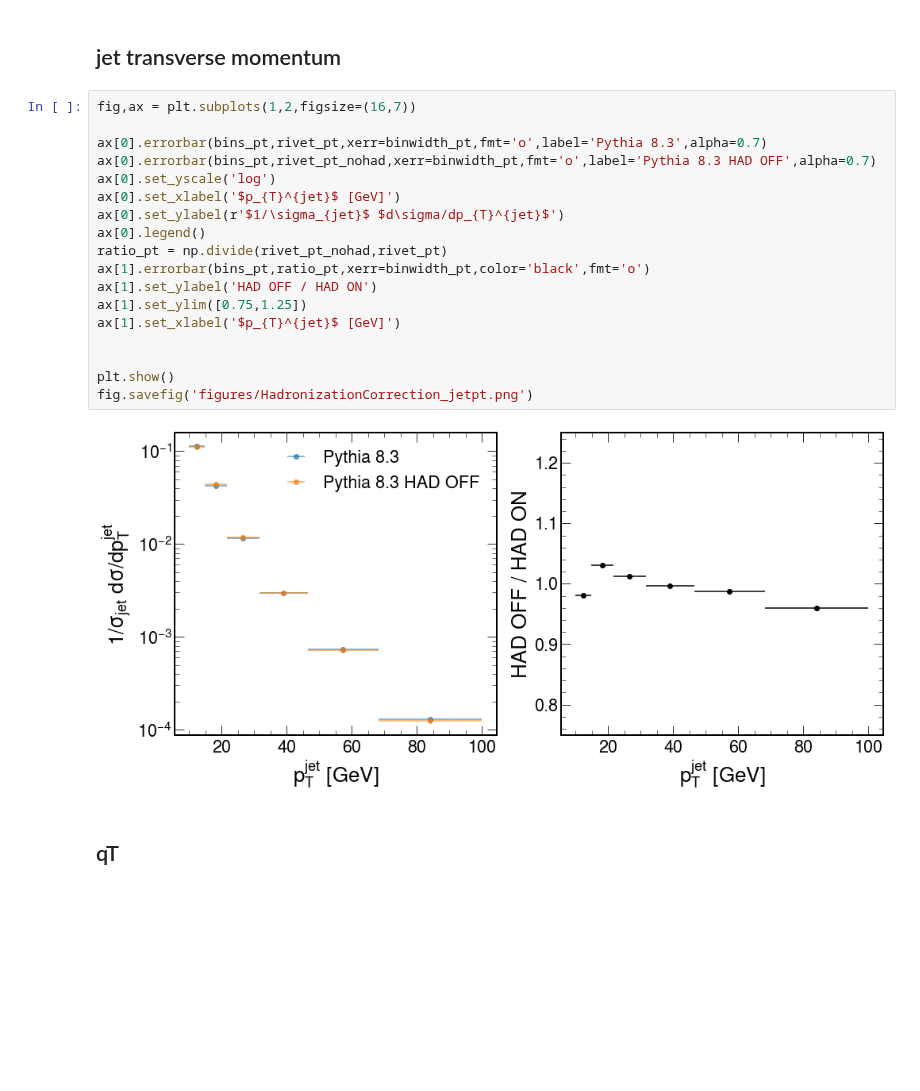
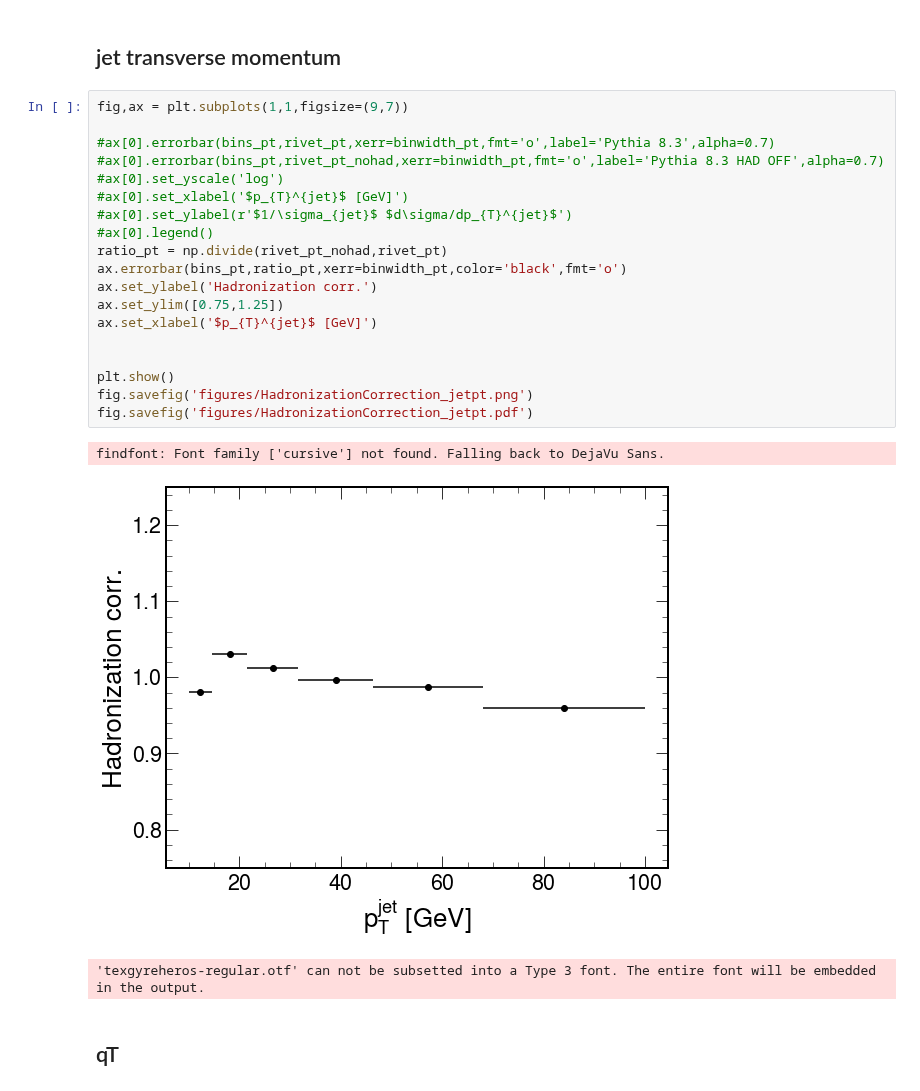
Before and after one commit to miguelignacio/disjets, a Jupyter notebook: HadronizationCorrections.ipynb, the cells around one changed output. Saved outputs shown, nothing was run; the diff lists cells and outputs as text; blank space fills up the shorter version.

Commit message:
final plots adding

```diff
--- a/HadronizationCorrections.ipynb
+++ b/HadronizationCorrections.ipynb
@@ -102,25 +96,28 @@ plt.yscale('log')
 # %% [markdown]
 ## jet transverse momentum
 # %%
-fig,ax = plt.subplots(1,2,figsize=(16,7))
+fig,ax = plt.subplots(1,1,figsize=(9,7))
 
-ax[0].errorbar(bins_pt,rivet_pt,xerr=binwidth_pt,fmt='o',label='Pythia 8.3',alpha=0.7)
-ax[0].errorbar(bins_pt,rivet_pt_nohad,xerr=binwidth_pt,fmt='o',label='Pythia 8.3 HAD OFF',alpha=0.7)
-ax[0].set_yscale('log')
-ax[0].set_xlabel('$p_{T}^{jet}$ [GeV]')
-ax[0].set_ylabel(r'$1/\sigma_{jet}$ $d\sigma/dp_{T}^{jet}$')
-ax[0].legend()
+#ax[0].errorbar(bins_pt,rivet_pt,xerr=binwidth_pt,fmt='o',label='Pythia 8.3',alpha=0.7)
+#ax[0].errorbar(bins_pt,rivet_pt_nohad,xerr=binwidth_pt,fmt='o',label='Pythia 8.3 HAD OFF',alpha=0.7)
+#ax[0].set_yscale('log')
+#ax[0].set_xlabel('$p_{T}^{jet}$ [GeV]')
+#ax[0].set_ylabel(r'$1/\sigma_{jet}$ $d\sigma/dp_{T}^{jet}$')
+#ax[0].legend()
 ratio_pt = np.divide(rivet_pt_nohad,rivet_pt)
-ax[1].errorbar(bins_pt,ratio_pt,xerr=binwidth_pt,color='black',fmt='o')
-ax[1].set_ylabel('HAD OFF / HAD ON')
-ax[1].set_ylim([0.75,1.25])
-ax[1].set_xlabel('$p_{T}^{jet}$ [GeV]')
+ax.errorbar(bins_pt,ratio_pt,xerr=binwidth_pt,color='black',fmt='o')
+ax.set_ylabel('Hadronization corr.')
+ax.set_ylim([0.75,1.25])
+ax.set_xlabel('$p_{T}^{jet}$ [GeV]')
 
 
 plt.show()
 fig.savefig('figures/HadronizationCorrection_jetpt.png')
+fig.savefig('figures/HadronizationCorrection_jetpt.pdf')
 # %% [output]
+findfont: Font family ['cursive'] not found. Falling back to DejaVu Sans.
-[figure, old version]
+[figure, new version]
+'texgyreheros-regular.otf' can not be subsetted into a Type 3 font. The entire font will be embedded in the output.
 # %% [markdown]
 ## qT
 # %%
```
Also changed, not shown: parts of 16 cells of this notebook, 2 other files.
